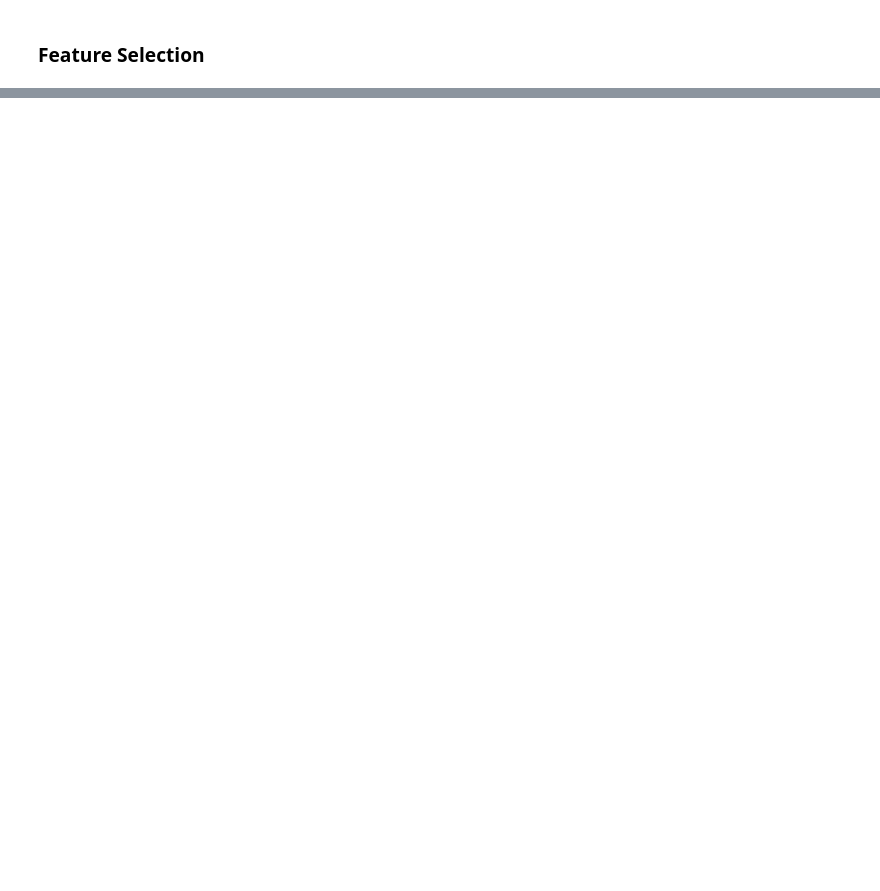
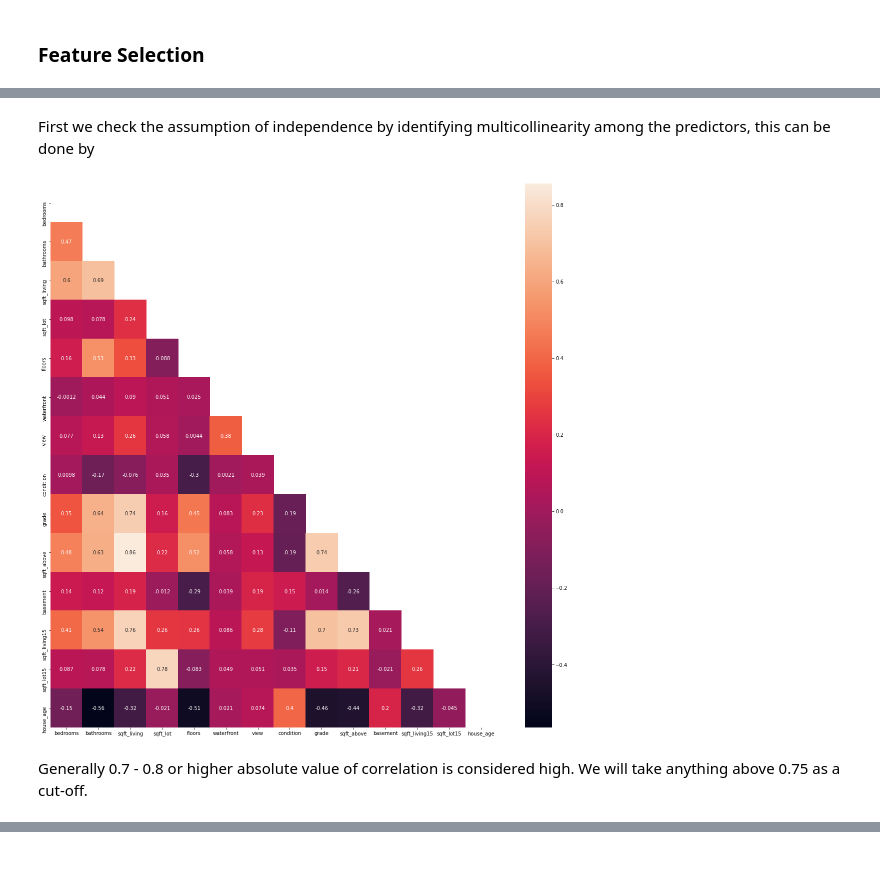
Before and after one commit to whyyoutoo/King-County-Regression-Analysis, a Jupyter notebook: king-county-regression-analysis.ipynb, the cells around one changed output, grey strips where cells are left out. Saved outputs shown, nothing was run; the diff lists cells and outputs as text; code cells hidden in the pictures; blank space fills up the shorter version.

```diff
--- a/king-county-regression-analysis.ipynb
+++ b/king-county-regression-analysis.ipynb
@@ -95,0 +458,5 @@ df.rename(columns = {'sqft_basement': 'basement'}, inplace = True)
+# %%
+X = df.drop('price', axis = 1)
+y = df.price
+# %%
+X_train, X_test, y_train, y_test = train_test_split(X, y, test_size=0.2,random_state=42)
@@ -95,0 +469,2 @@ df.rename(columns = {'sqft_basement': 'basement'}, inplace = True)
+# %%
+X_train_num = X_train.drop('primary_city', axis = 1)
@@ -97,0 +505,12 @@ df.rename(columns = {'sqft_basement': 'basement'}, inplace = True)
+# %% [markdown]
+First we check the assumption of independence by identifying multicollinearity among the predictors, this can be done by
+# %%
+corr = X_train_num.corr()
+# %%
+fig, ax = plt.subplots(figsize=(20, 20))
+sns.heatmap(data=corr, mask=np.triu(np.ones_like(corr, dtype=bool)), ax=ax,\
+            annot=True,);
+# %% [output]
+[figure, added]
+# %% [markdown]
+Generally 0.7 - 0.8 or higher absolute value of correlation is considered high. We will take anything above 0.75 as a cut-off.
```
Also changed, not shown: parts of 139 cells of this notebook.
